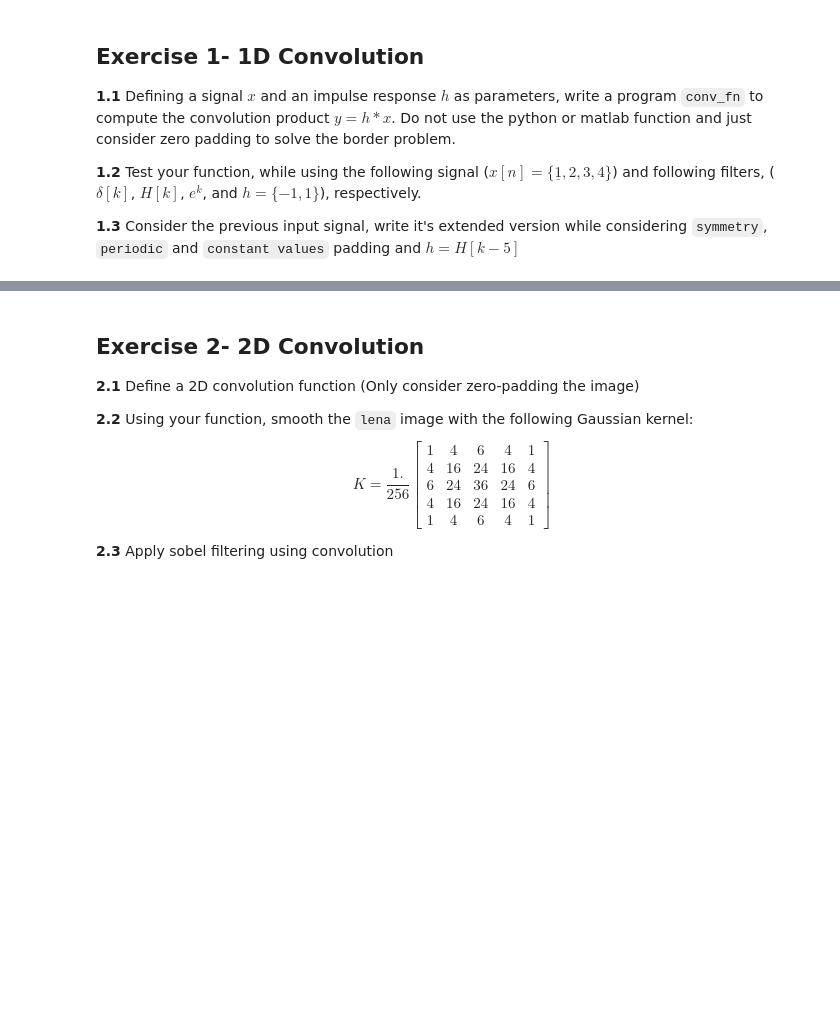
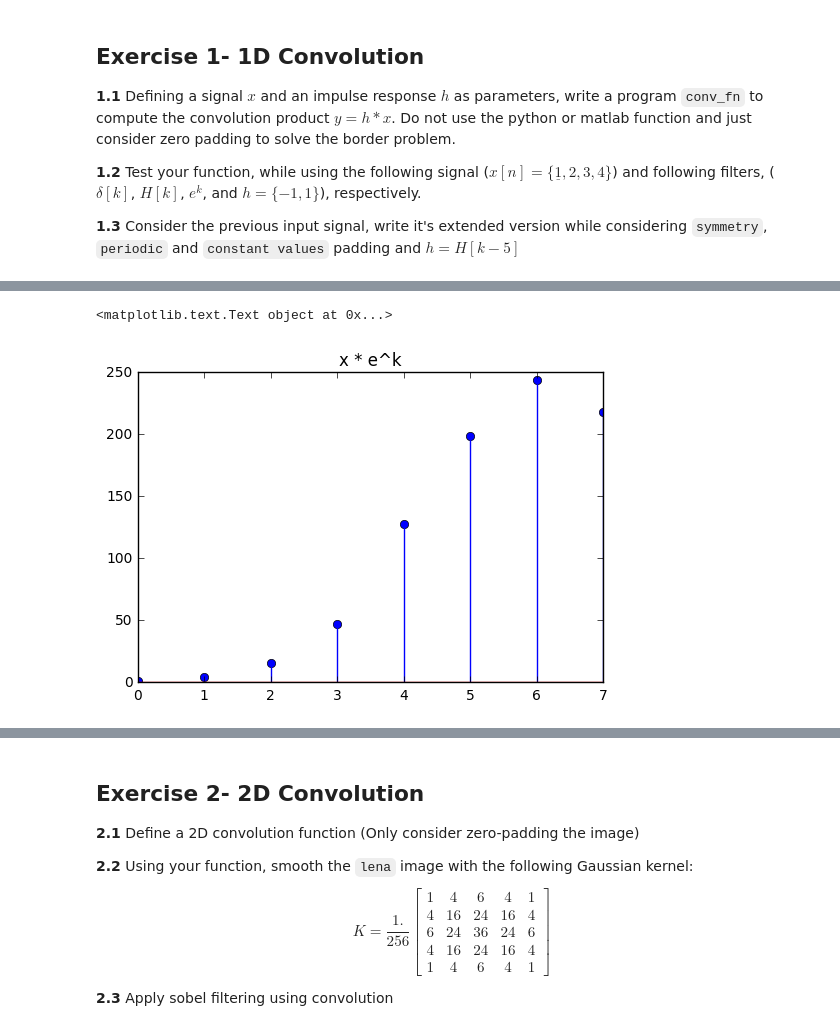
Before and after one commit to gopi231091/DSP-TP-1617, a Jupyter notebook: Lab3/python/Lab3.ipynb, the cells around one changed output, grey strips where cells are left out. Saved outputs shown, nothing was run; the diff lists cells and outputs as text; code cells hidden in the pictures; blank space fills up the shorter version.

```diff
--- a/Lab3/python/Lab3.ipynb
+++ b/Lab3/python/Lab3.ipynb
@@ -43,3 +77,14 @@ def conv_fn(x,h):
+# %%
+ek = np.zeros(5)
+for i in range(5):
+    ek[i] = np.exp([i])
+
+plt.figure()
+plt.stem(conv_fn(x,ek))
+plt.title('x * e^k')
+# %% [output]
+<matplotlib.text.Text object at 0x...>
+[figure, added]
 # %%
 x = [1,2,3,4]
 h = [-1,1]
```
Also changed, not shown: parts of 10 cells of this notebook, 1 other file.
